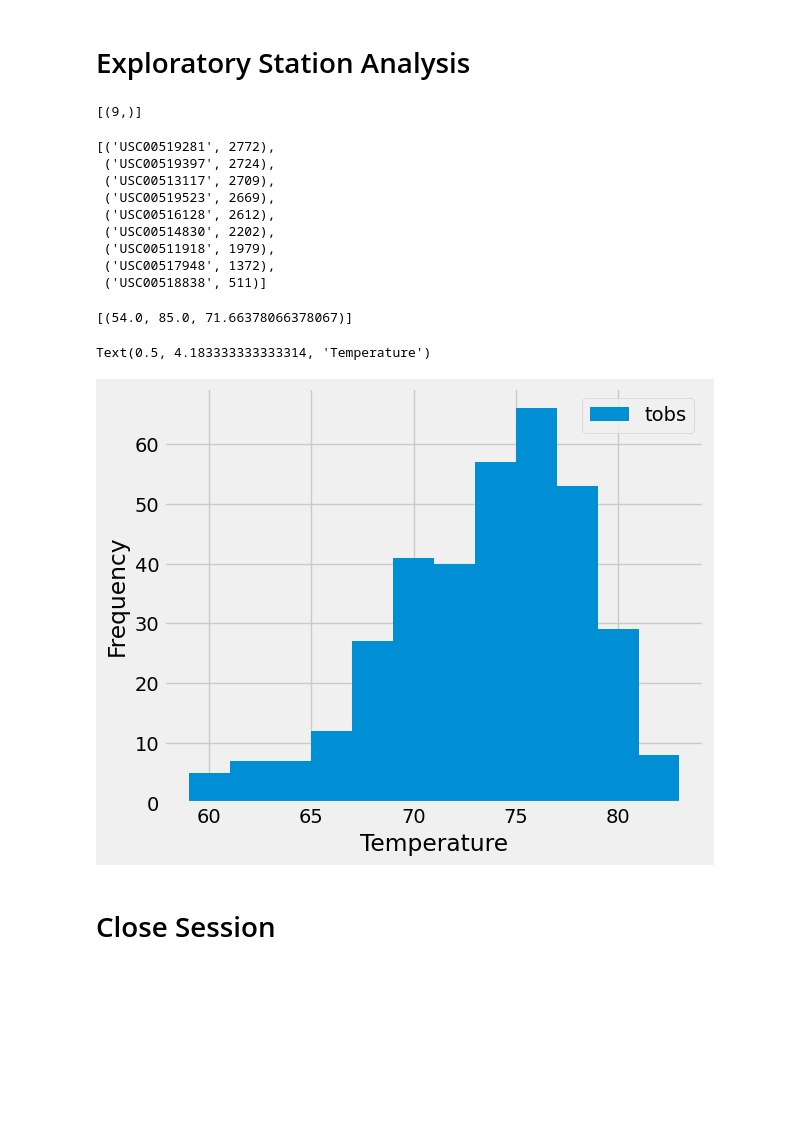
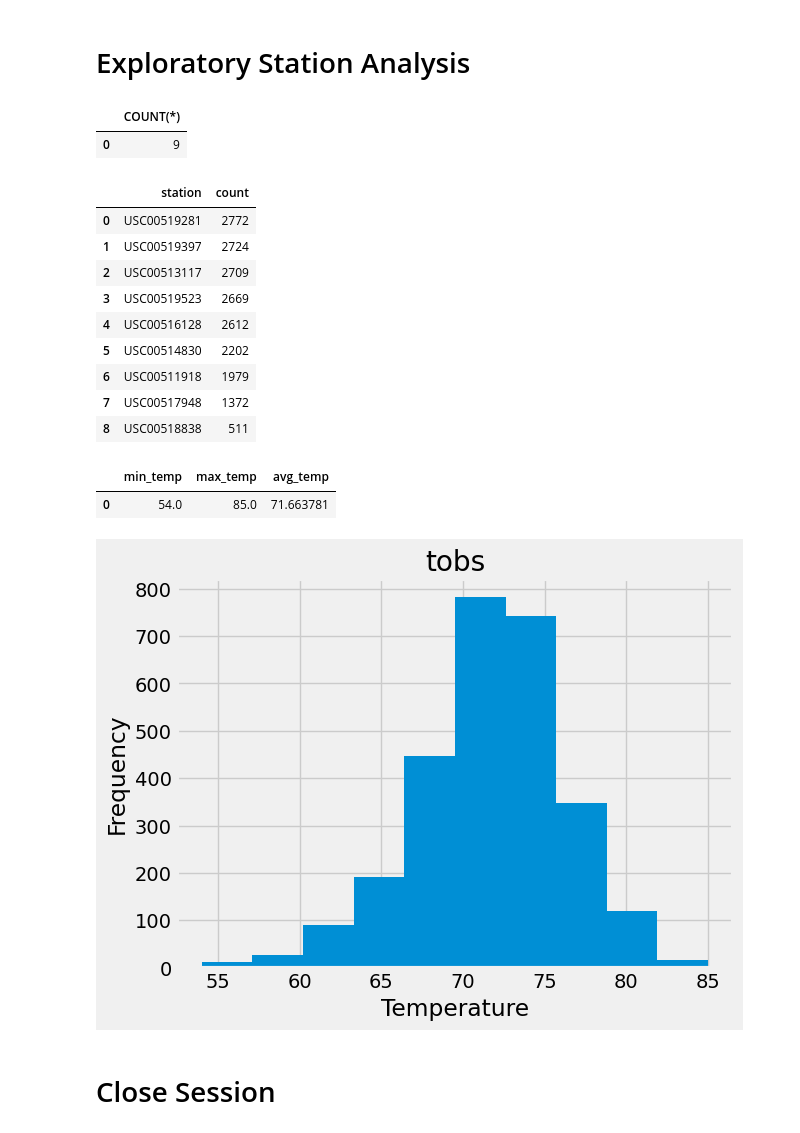
Before and after one commit to sma005/sqlalchemy-challenge, a Jupyter notebook: SurfsUp/climate_starter.ipynb, the cells around one changed output. Cells and saved outputs as stored; diff of their text form; code cells hidden in the pictures; blank space fills up the shorter version.

```diff
--- a/SurfsUp/climate_starter.ipynb
+++ b/SurfsUp/climate_starter.ipynb
@@ -20,6 +20,7 @@ from sqlalchemy import create_engine, func, text
 # create engine to hawaii.sqlite
 database_path = Path("Resources/hawaii.sqlite")
 engine = create_engine(f"sqlite:///{database_path}")
+conn = engine.connect()
 # %%
 # reflect an existing database into a new model
 Base = automap_base()
@@ -107,31 +112,71 @@ datetime.date(2016, 8, 23)
 # Exploratory Station Analysis
 # %%
 # Design a query to calculate the total number of stations in the dataset
+sql_statement = f'''
+Select COUNT(*)
+From Station
+'''
+
+num_of_stations = pd.read_sql(sql_statement, conn)
+num_of_stations
 # %% [output]
-[(9,)]
+|  | COUNT(*) |
+| 0 | 9 |
 # %%
 # Design a query to find the most active stations (i.e. which stations have the most rows?)
 # List the stations and their counts in descending order.
+sql_statement = f'''
+Select station, COUNT(station) as count
+From Measurement
+Group By station
+Order By count desc
+'''
+stations = pd.read_sql(sql_statement, conn)
+stations
 # %% [output]
-[('USC00519281', 2772),
- ('USC00519397', 2724),
- ('USC00513117', 2709),
- ('USC00519523', 2669),
- ('USC00516128', 2612),
- ('USC00514830', 2202),
- ('USC00511918', 1979),
- ('USC00517948', 1372),
- ('USC00518838', 511)]
+|  | station | count |
+| 0 | USC00519281 | 2772 |
+| 1 | USC00519397 | 2724 |
+| 2 | USC00513117 | 2709 |
+| 3 | USC00519523 | 2669 |
+| 4 | USC00516128 | 2612 |
+| 5 | USC00514830 | 2202 |
+| 6 | USC00511918 | 1979 |
+| 7 | USC00517948 | 1372 |
+| 8 | USC00518838 | 511 |
 # %%
 # Using the most active station id from the previous query, calculate the lowest, highest, and average temperature.
+most_active = stations.iloc[0,0]
+
+sql_statement = f'''
+Select MIN(tobs) as min_temp, MAX(tobs) as max_temp, AVG(tobs) as avg_temp
+From Measurement
+Where station = "{most_active}"
+'''
+
+central_measurement = pd.read_sql(sql_statement, conn)
+central_measurement
 # %% [output]
-[(54.0, 85.0, 71.66378066378067)]
+|  | min_temp | max_temp | avg_temp |
+| 0 | 54.0 | 85.0 | 71.663781 |
 # %%
 # Using the most active station id
 # Query the last 12 months of temperature observation data for this station and plot the results as a histogram
+# https://mode.com/example-gallery/python_histogram/
+sql_statement = f'''
+Select tobs
+From Measurement
+Where station = "{most_active}"
+'''
+top_station = pd.read_sql(sql_statement, conn)
+
+
+top_station.hist(column='tobs')
+plt.xlabel("Temperature")
+plt.ylabel("Frequency")
+plt.show()
 # %% [output]
-Text(0.5, 4.183333333333314, 'Temperature')
-[figure, old version]
+[figure, new version]
 # %% [markdown]
 # Close Session
 # %%
```
Also changed, not shown: parts of 2 cells of this notebook.
